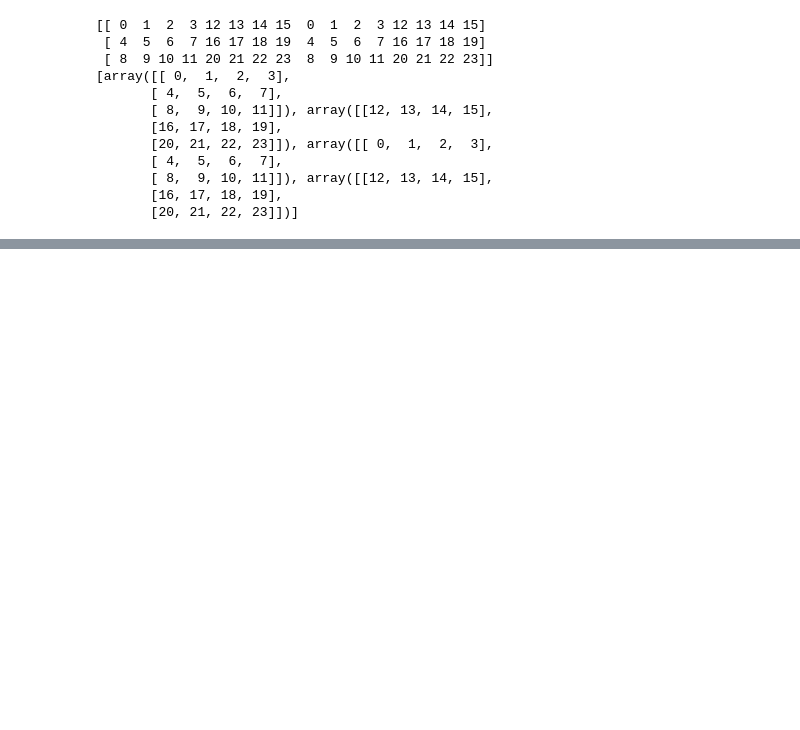
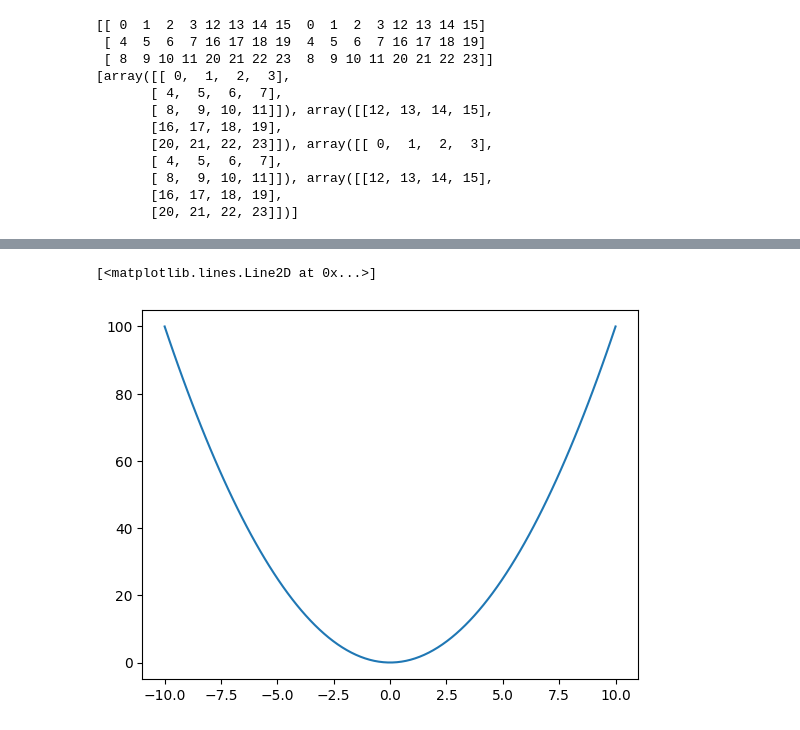
Before and after one commit to karnop/python-data-science-tuts, a Jupyter notebook: numpy-tutorial.ipynb, the cells around one changed output, grey strips where cells are left out. Cells and saved outputs as stored; diff of their text form; code cells hidden in the pictures; blank space fills up the shorter version.

```diff
--- a/numpy-tutorial.ipynb
+++ b/numpy-tutorial.ipynb
@@ -579,0 +771,7 @@ print(np.hsplit(d, 4))
+# %%
+# y = x^2
+y = x**2
+plt.plot(x,y)
+# %% [output]
+[<matplotlib.lines.Line2D at 0x...>]
+[figure, added]
```
Also changed, not shown: parts of 38 cells of this notebook.
